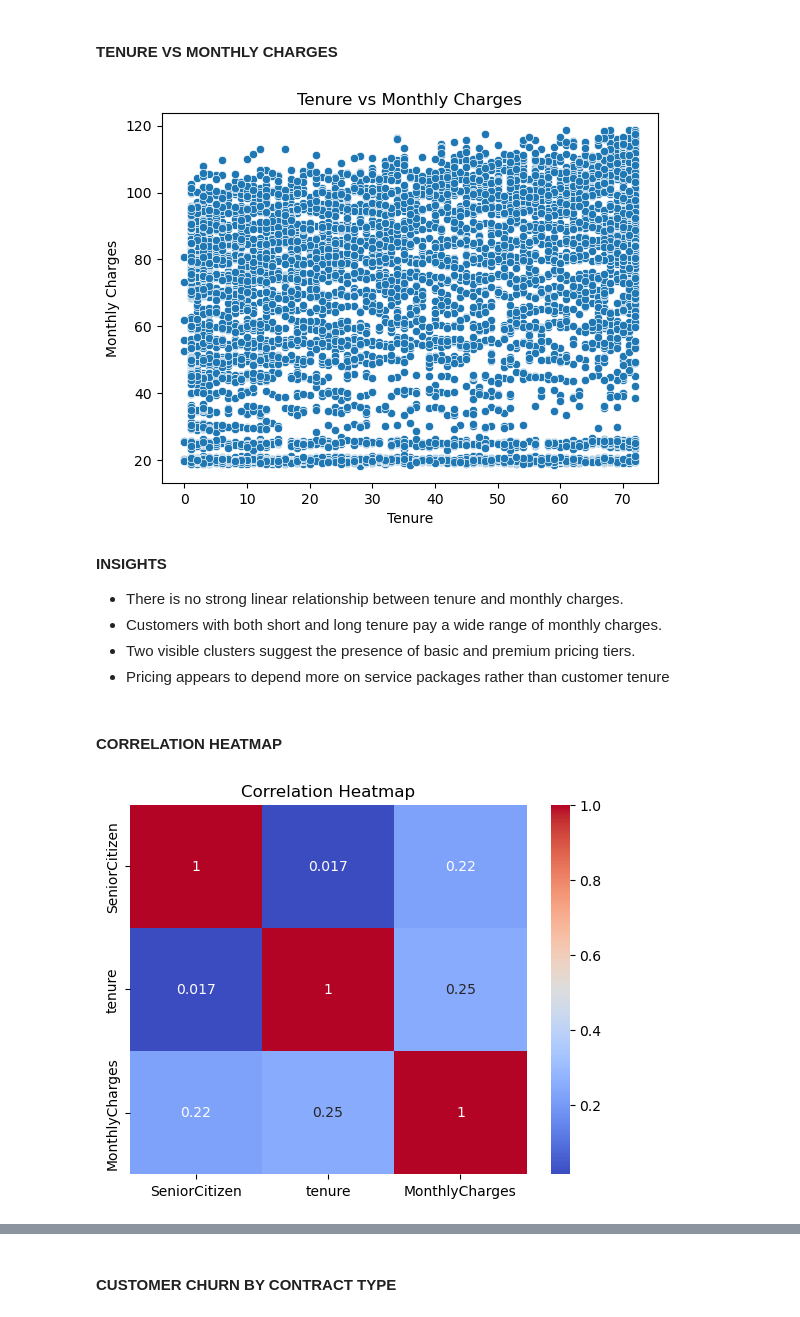
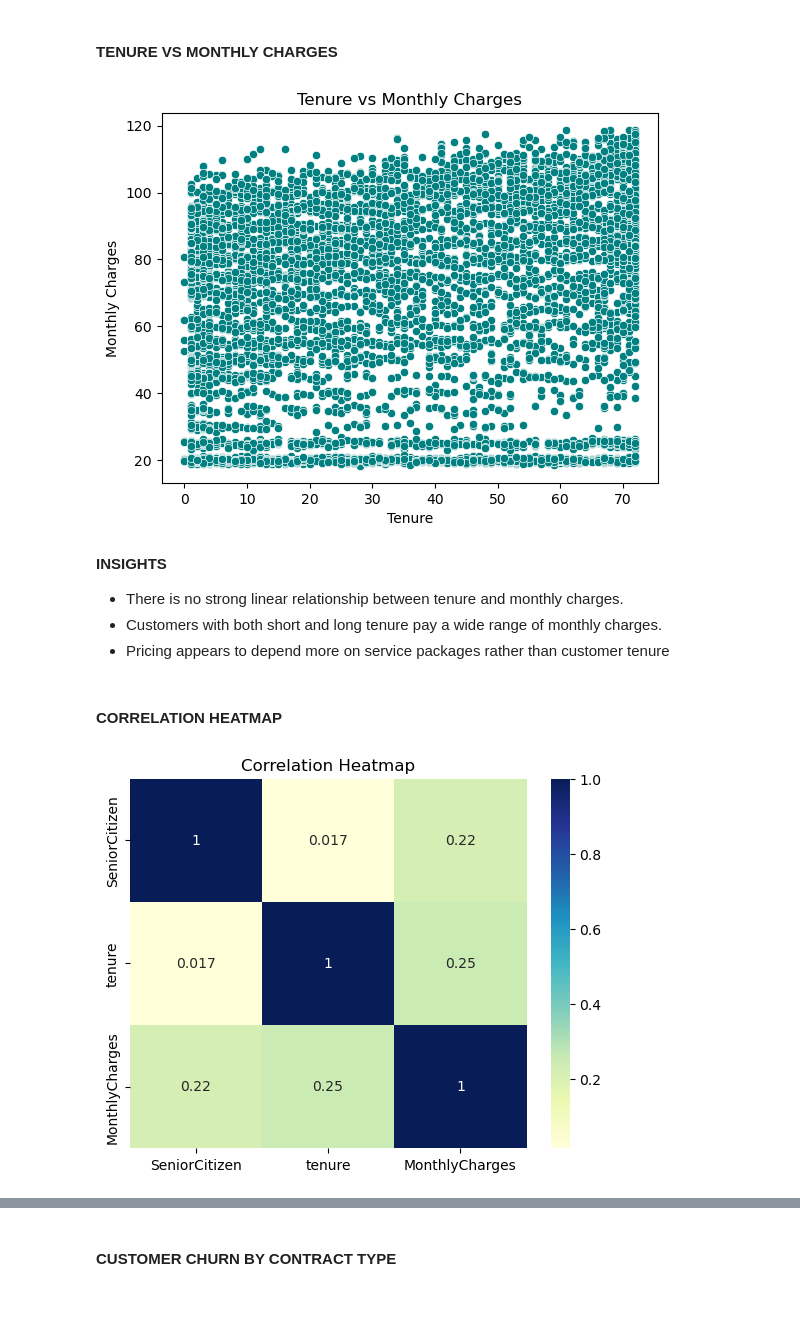
Before and after one commit to akhilabismi/ML_PROJECT, a Jupyter notebook: Notebooks/customer churn prediction.ipynb, the cells around one changed output, grey strips where cells are left out. Saved outputs shown, nothing was run; the diff lists cells and outputs as text; code cells hidden in the pictures.

```diff
--- a/Notebooks/customer churn prediction.ipynb
+++ b/Notebooks/customer churn prediction.ipynb
@@ -161,29 +154,28 @@ plt.show()
 # %% [markdown]
 #### **TENURE VS MONTHLY CHARGES**
 # %%
-sns.scatterplot(x='tenure', y='MonthlyCharges', data=df)
+sns.scatterplot(x='tenure', y='MonthlyCharges',color = 'teal', data=df)
 plt.title("Tenure vs Monthly Charges")
 plt.xlabel("Tenure")
 plt.ylabel("Monthly Charges")
 plt.show()
 # %% [output]
-[figure, old version]
+[figure, new version]
 # %% [markdown]
 **INSIGHTS**
 
 - There is no strong linear relationship between tenure and monthly charges.
 - Customers with both short and long tenure pay a wide range of monthly charges.
-- Two visible clusters suggest the presence of basic and premium pricing tiers.
 - Pricing appears to depend more on service packages rather than customer tenure
 # %% [markdown]
 #### **CORRELATION HEATMAP**
 # %%
 corr = df.corr(numeric_only=True)
-sns.heatmap(corr, annot=True, cmap="coolwarm")
+sns.heatmap(corr, annot=True, cmap="YlGnBu")
 plt.title("Correlation Heatmap")
 plt.show()
 # %% [output]
-[figure, old version]
+[figure, new version]
 # %% [markdown]
 **INSIGHTS**
 
```
Also changed, not shown: parts of 43 cells of this notebook.
